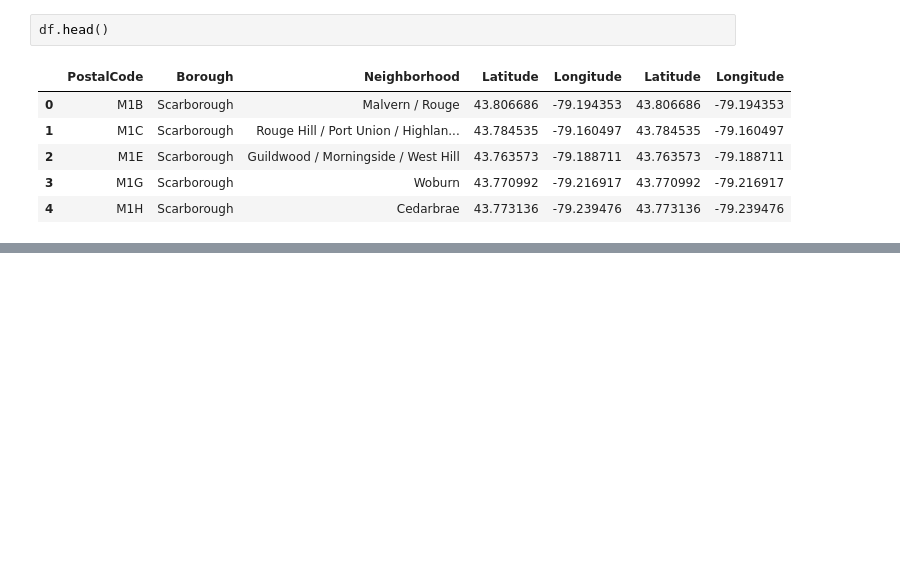
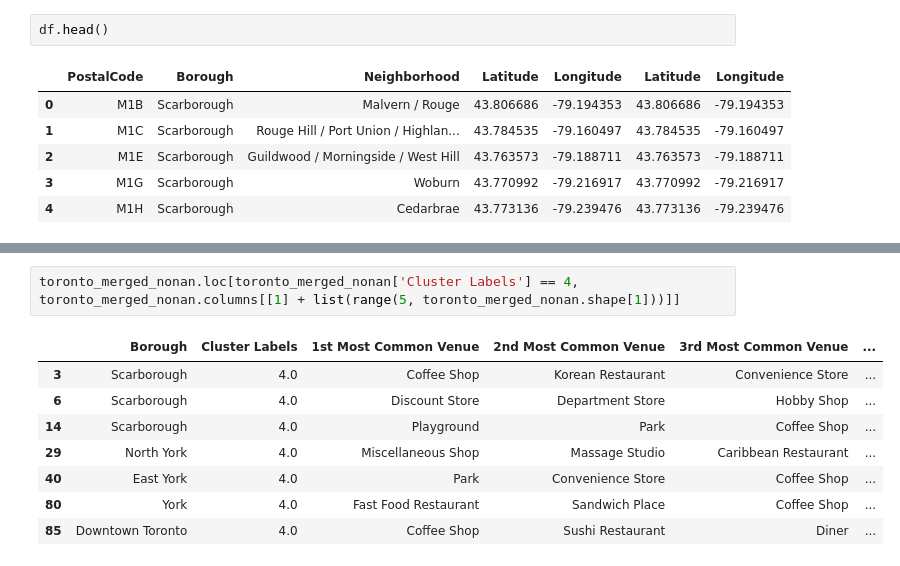
Before and after one commit to manojchiba/Segmenting-and-Clustering-Neighborhoods-in-Canada, a Jupyter notebook: Segmenting and clustering neighbourhoods in the ci.ipynb, the cells around one changed output, grey strips where cells are left out. Drawn from its saved outputs; the diff is of its cells as text; blank space fills up the shorter version.

```diff
--- a/Segmenting and clustering neighbourhoods in the ci.ipynb
+++ b/Segmenting and clustering neighbourhoods in the ci.ipynb
@@ -83,0 +550,11 @@ df.head()
+# %%
+toronto_merged_nonan.loc[toronto_merged_nonan['Cluster Labels'] == 4, toronto_merged_nonan.columns[[1] + list(range(5, toronto_merged_nonan.shape[1]))]]
+# %% [output]
+|  | Borough | Cluster Labels | 1st Most Common Venue | 2nd Most Common Venue | 3rd Most Common Venue | ... |
+| 3 | Scarborough | 4.0 | Coffee Shop | Korean Restaurant | Convenience Store | ... |
+| 6 | Scarborough | 4.0 | Discount Store | Department Store | Hobby Shop | ... |
+| 14 | Scarborough | 4.0 | Playground | Park | Coffee Shop | ... |
+| 29 | North York | 4.0 | Miscellaneous Shop | Massage Studio | Caribbean Restaurant | ... |
+| 40 | East York | 4.0 | Park | Convenience Store | Coffee Shop | ... |
+| 80 | York | 4.0 | Fast Food Restaurant | Sandwich Place | Coffee Shop | ... |
+| 85 | Downtown Toronto | 4.0 | Coffee Shop | Sushi Restaurant | Diner | ... |
```
Also changed, not shown: parts of 37 cells of this notebook.
